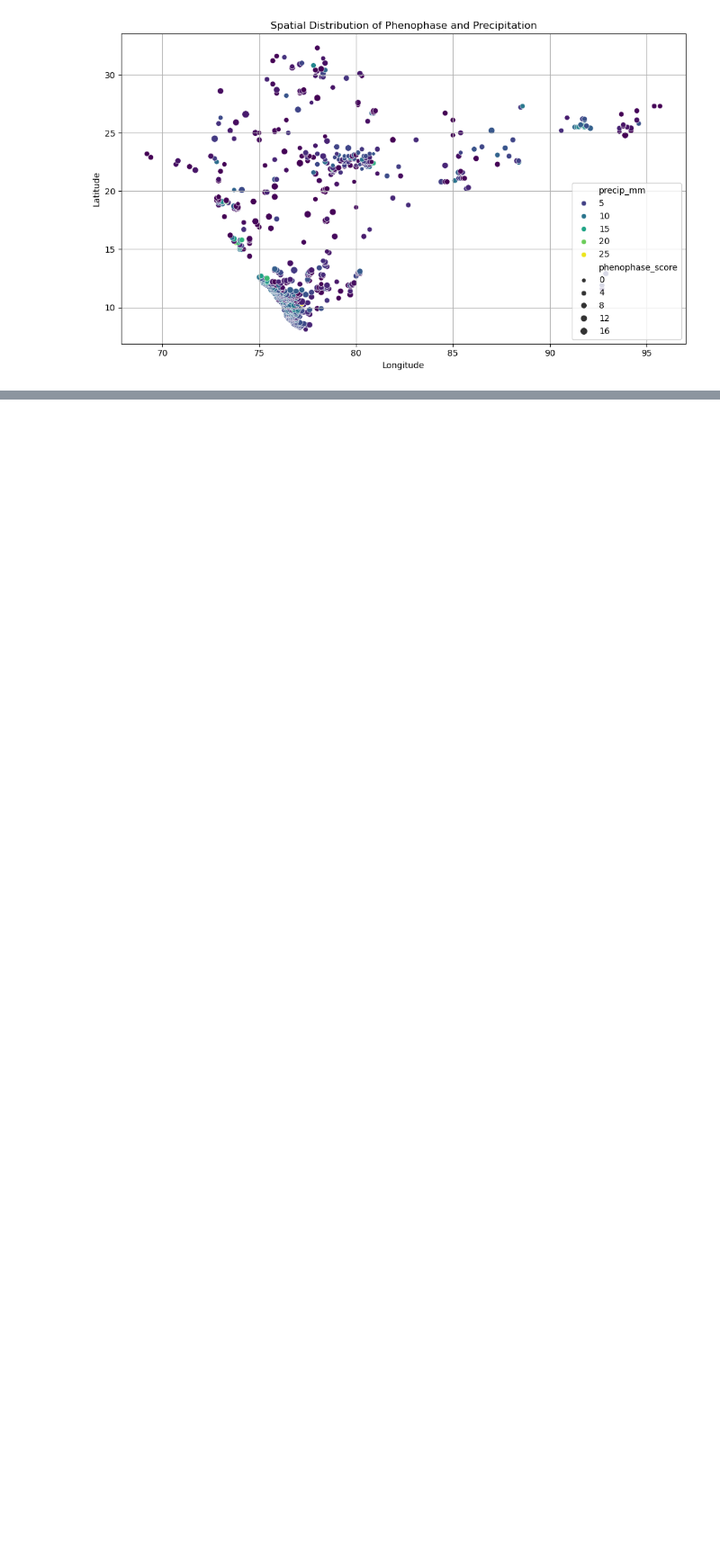
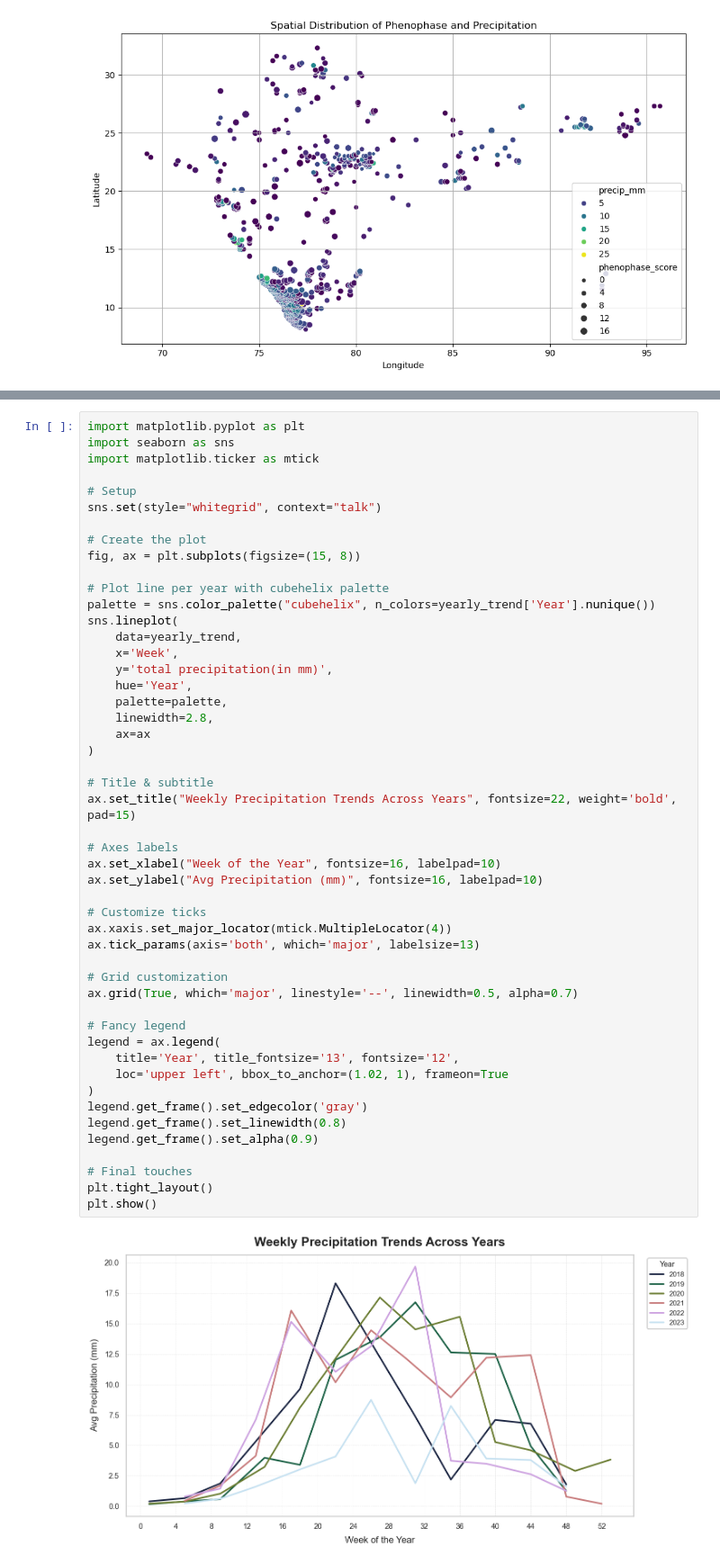
Before and after one commit to BU-Spark/ds-seasonwatch-trees, a Jupyter notebook: code/spring_2025_code/precipitation_analysis.ipynb, the cells around one changed output, grey strips where cells are left out. Shown at 90% size. Saved outputs shown, nothing was run; the diff lists cells and outputs as text; blank space fills up the shorter version.

```diff
--- a/code/spring_2025_code/precipitation_analysis.ipynb
+++ b/code/spring_2025_code/precipitation_analysis.ipynb
@@ -586,0 +927,51 @@ plt.show()
+# %%
+import matplotlib.pyplot as plt
+import seaborn as sns
+import matplotlib.ticker as mtick
+
+# Setup
+sns.set(style="whitegrid", context="talk")
+
+# Create the plot
+fig, ax = plt.subplots(figsize=(15, 8))
+
+# Plot line per year with cubehelix palette
+palette = sns.color_palette("cubehelix", n_colors=yearly_trend['Year'].nunique())
+sns.lineplot(
+    data=yearly_trend,
+    x='Week',
+    y='total precipitation(in mm)',
+    hue='Year',
+    palette=palette,
+    linewidth=2.8,
+    ax=ax
+)
+
+# Title & subtitle
+ax.set_title("Weekly Precipitation Trends Across Years", fontsize=22, weight='bold', pad=15)
+
+# Axes labels
+ax.set_xlabel("Week of the Year", fontsize=16, labelpad=10)
+ax.set_ylabel("Avg Precipitation (mm)", fontsize=16, labelpad=10)
+
+# Customize ticks
+ax.xaxis.set_major_locator(mtick.MultipleLocator(4))
+ax.tick_params(axis='both', which='major', labelsize=13)
+
+# Grid customization
+ax.grid(True, which='major', linestyle='--', linewidth=0.5, alpha=0.7)
+
+# Fancy legend
+legend = ax.legend(
+    title='Year', title_fontsize='13', fontsize='12',
+    loc='upper left', bbox_to_anchor=(1.02, 1), frameon=True
+)
+legend.get_frame().set_edgecolor('gray')
+legend.get_frame().set_linewidth(0.8)
+legend.get_frame().set_alpha(0.9)
+
+# Final touches
+plt.tight_layout()
+plt.show()
+# %% [output]
+[figure, added]
```
Also changed, not shown: parts of 37 cells of this notebook.
